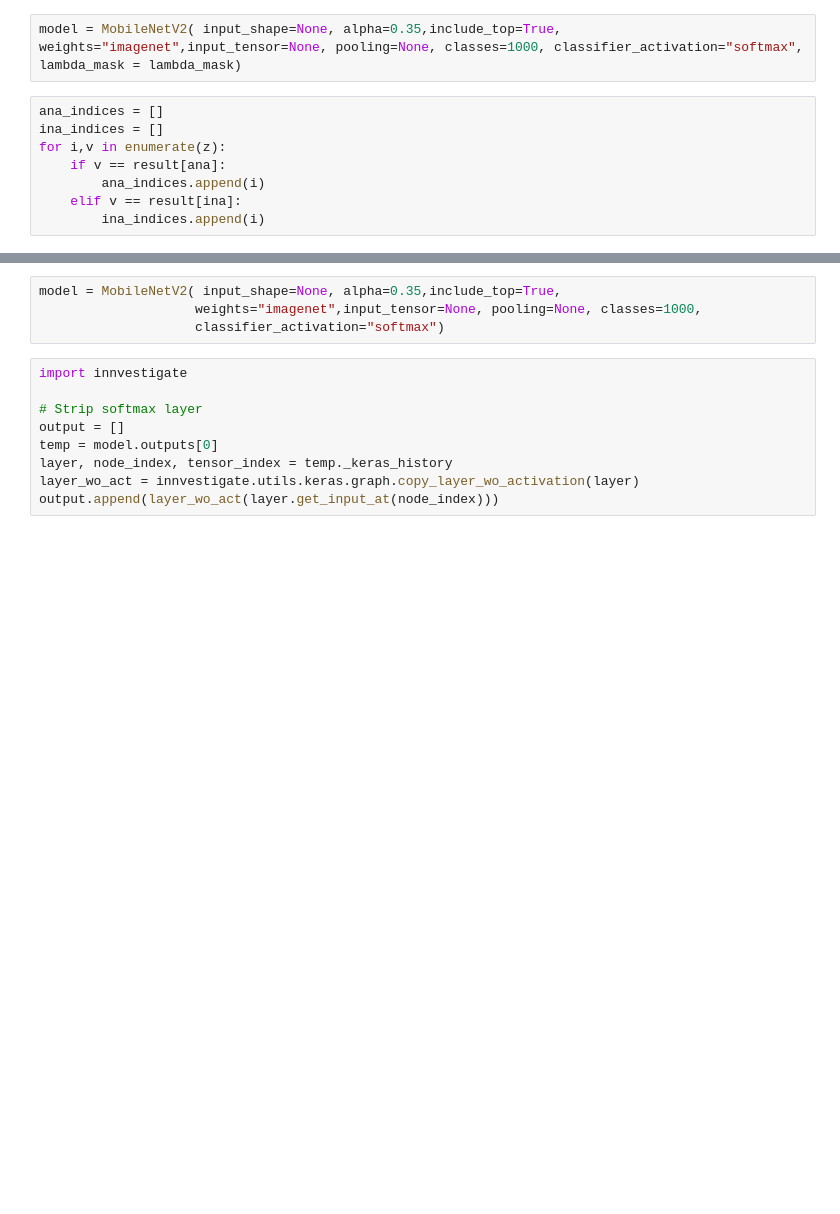
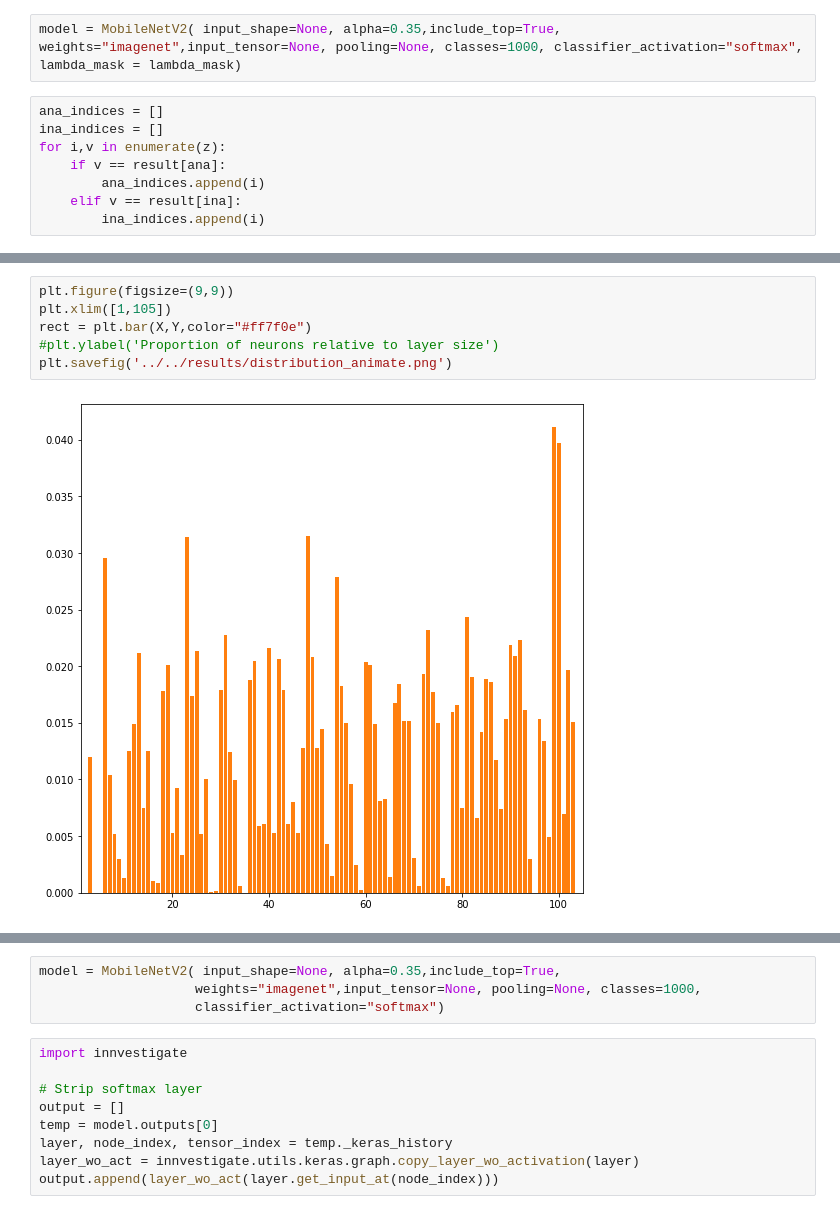
Before and after one commit to SNaGLab/Cognitive-Parcellation, a Jupyter notebook: code/experiments/mobilenet_v2_step_2.ipynb, the cells around one changed output, grey strips where cells are left out. Drawn from its saved outputs; the diff is of its cells as text; blank space fills up the shorter version.

```diff
--- a/code/experiments/mobilenet_v2_step_2.ipynb
+++ b/code/experiments/mobilenet_v2_step_2.ipynb
@@ -1133,3 +1143,11 @@ plt.savefig('../../results/'+str(method)+'_results_ina_hist_alt.png', format='pn
+# %%
+plt.figure(figsize=(9,9))
+plt.xlim([1,105])
+rect = plt.bar(X,Y,color="#ff7f0e")
+#plt.ylabel('Proportion of neurons relative to layer size')
+plt.savefig('../../results/distribution_animate.png')
+# %% [output]
+[figure, added]
 # %%
 keras.backend.clear_session()
 gc.collect()
```
Also changed, not shown: parts of 15 cells of this notebook, 11 other files.
